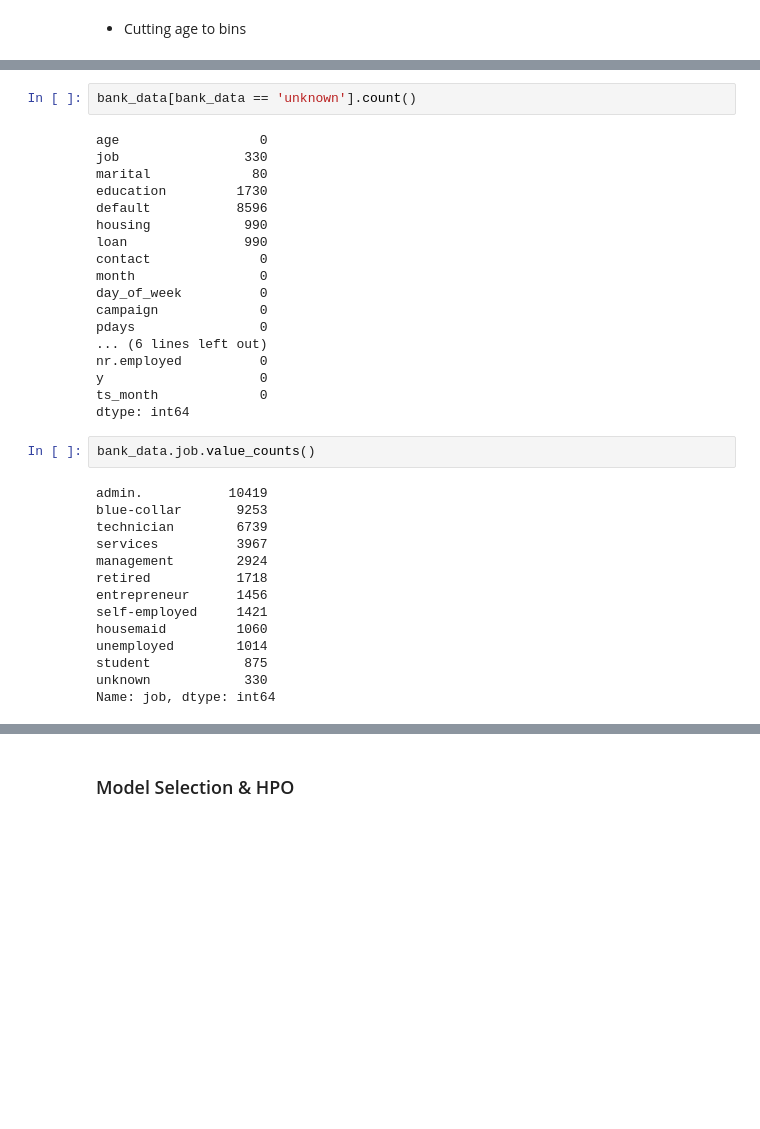
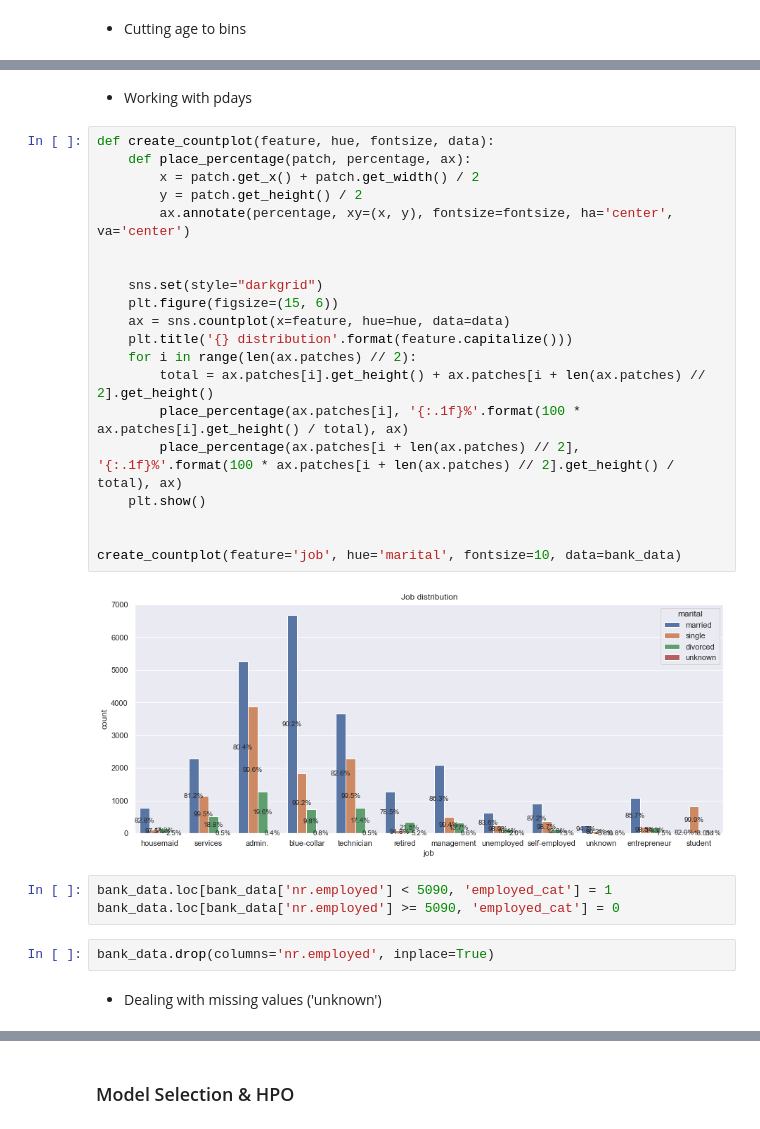
Before and after one commit to alsing/Bank-Marketing-UCI, a Jupyter notebook: notebooks/Model.ipynb, the cells around one changed output, grey strips where cells are left out. Cells and saved outputs as stored; diff of their text form; blank space fills up the shorter version.

```diff
--- a/notebooks/Model.ipynb
+++ b/notebooks/Model.ipynb
@@ -98,36 +89,31 @@ bank_data.head()
-# %%
-bank_data[bank_data == 'unknown'].count()
-# %% [output]
-age                  0
-job                330
-marital             80
-education         1730
-default           8596
-housing            990
-loan               990
-contact              0
-month                0
-day_of_week          0
-campaign             0
-pdays                0
-... (6 lines left out)
-nr.employed          0
-y                    0
-ts_month             0
-dtype: int64
-# %%
-bank_data.job.value_counts()
-# %% [output]
-admin.           10419
-blue-collar       9253
-technician        6739
-services          3967
-management        2924
-retired           1718
-entrepreneur      1456
-self-employed     1421
-housemaid         1060
-unemployed        1014
-student            875
-unknown            330
-Name: job, dtype: int64
+# %% [markdown]
+* Working with pdays
+# %%
+def create_countplot(feature, hue, fontsize, data):
+    def place_percentage(patch, percentage, ax):
+        x = patch.get_x() + patch.get_width() / 2
+        y = patch.get_height() / 2
+        ax.annotate(percentage, xy=(x, y), fontsize=fontsize, ha='center', va='center')
+
+
+    sns.set(style="darkgrid")
+    plt.figure(figsize=(15, 6))
+    ax = sns.countplot(x=feature, hue=hue, data=data)
+    plt.title('{} distribution'.format(feature.capitalize()))
+    for i in range(len(ax.patches) // 2):
+        total = ax.patches[i].get_height() + ax.patches[i + len(ax.patches) // 2].get_height()
+        place_percentage(ax.patches[i], '{:.1f}%'.format(100 * ax.patches[i].get_height() / total), ax)
+        place_percentage(ax.patches[i + len(ax.patches) // 2], '{:.1f}%'.format(100 * ax.patches[i + len(ax.patches) // 2].get_height() / total), ax)
+    plt.show()
+
+
+create_countplot(feature='job', hue='marital', fontsize=10, data=bank_data)
+# %% [output]
+[figure, added]
+# %%
+bank_data.loc[bank_data['nr.employed'] < 5090, 'employed_cat'] = 1
+bank_data.loc[bank_data['nr.employed'] >= 5090, 'employed_cat'] = 0
+# %%
+bank_data.drop(columns='nr.employed', inplace=True)
+# %% [markdown]
+* Dealing with missing values ('unknown')
```
Also changed, not shown: parts of 59 cells of this notebook.
